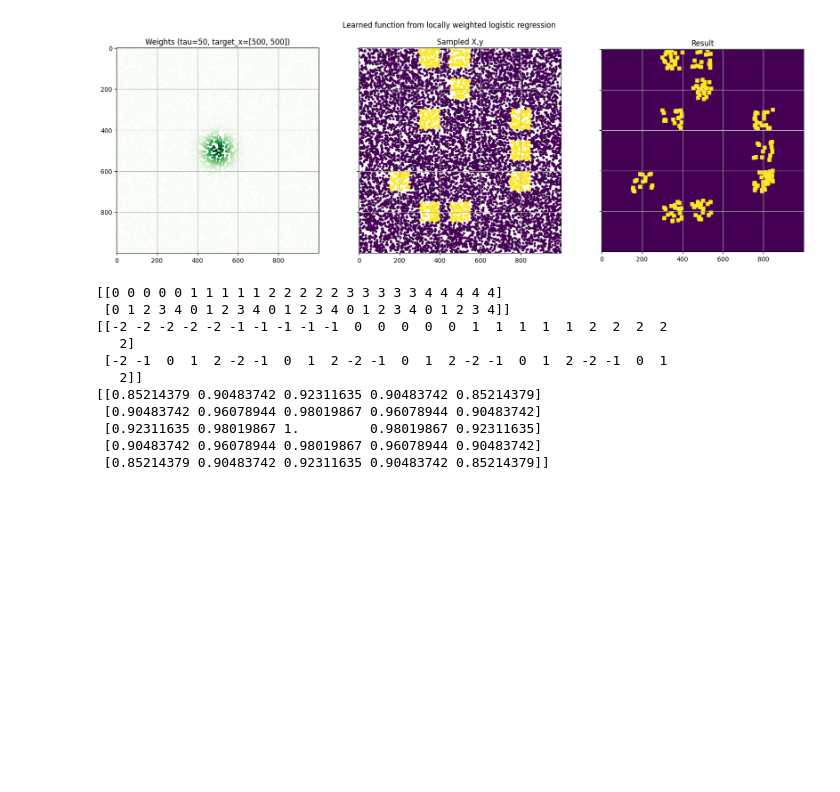
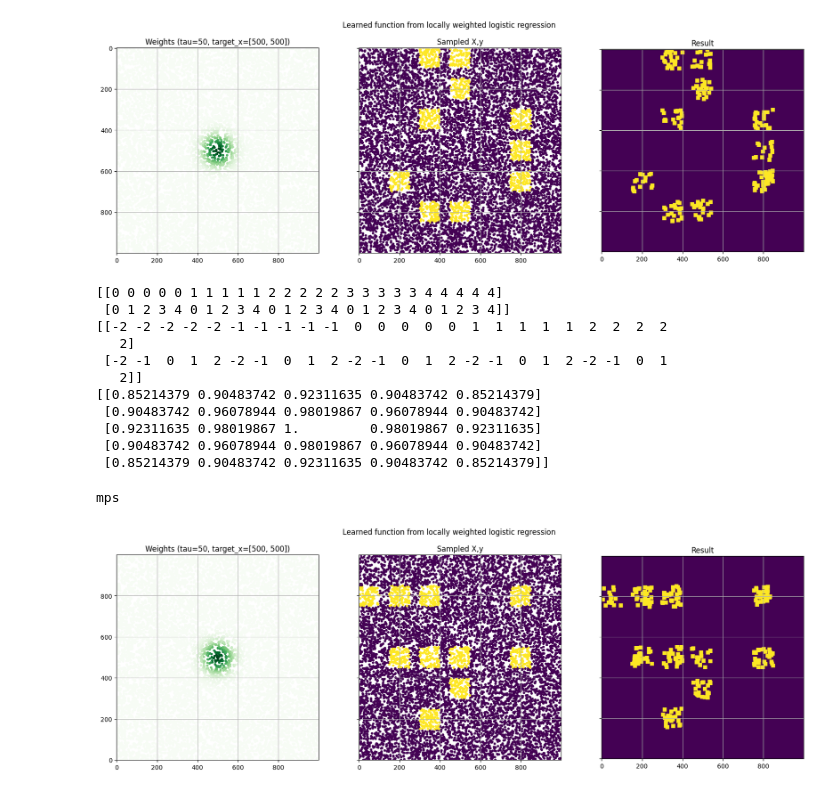
Before and after one commit to argfrot/aiagents, a Jupyter notebook: cs229.ipynb, the cells around one changed output. Drawn from its saved outputs; the diff is of its cells as text; code cells hidden in the pictures; blank space fills up the shorter version.

Commit message:
Logistic regression, newton-raphson, and comparision of torch vs numpy.

```diff
--- a/cs229.ipynb
+++ b/cs229.ipynb
@@ -1110,3 +1111,16 @@ print(r)
  [0.92311635 0.98019867 1.         0.98019867 0.92311635]
  [0.90483742 0.96078944 0.98019867 0.96078944 0.90483742]
  [0.85214379 0.90483742 0.92311635 0.90483742 0.85214379]]
+# %%
+import torch
+
+device = "cuda" if torch.cuda.is_available() else "cpu"
+device = "mps" if torch.backends.mps.is_available() else device
+# device = "cpu"
+print(device)
+torch.set_default_device(device)
+# %% [output]
+mps
+# %%
+x_train = torch.from_numpy(X.astype(np.float32)).to(device)
+y_train = torch.from_numpy(y.astype(np.float32)).to(device)
@@ -1112,0 +1184,20 @@ print(r)
+# %%
+tau = 50
+target_x = [500,500]
+W = np.exp(-(np.sum((X - target_x) ** 2, axis=1)) / (2*(tau ** 2)))
+
+fig, (ax1, ax2, ax3) = plt.subplots(1, 3, figsize=(20,6), sharex=True, sharey=True)
+ax1.scatter(X.T[1], X.T[0], c=W/sum(W), marker='.', label='weight', cmap="Greens")
+ax2.scatter(X.T[1], X.T[0], c=y, marker='.', label='Sampled X,y')
+ax3.imshow(r) #, cmap="binary")
+ax1.set_title(f'Weights ({tau=}, {target_x=})')
+ax2.set_title('Sampled X,y')
+ax3.set_title('Result')
+ax1.invert_yaxis()
+ax1.grid(True)
+ax2.grid(True)
+ax3.grid(True)
+fig.suptitle('Learned function from locally weighted logistic regression')
+plt.show()
+# %% [output]
+[figure, added]
```
Also changed, not shown: parts of 7 cells of this notebook, 1 other file.
